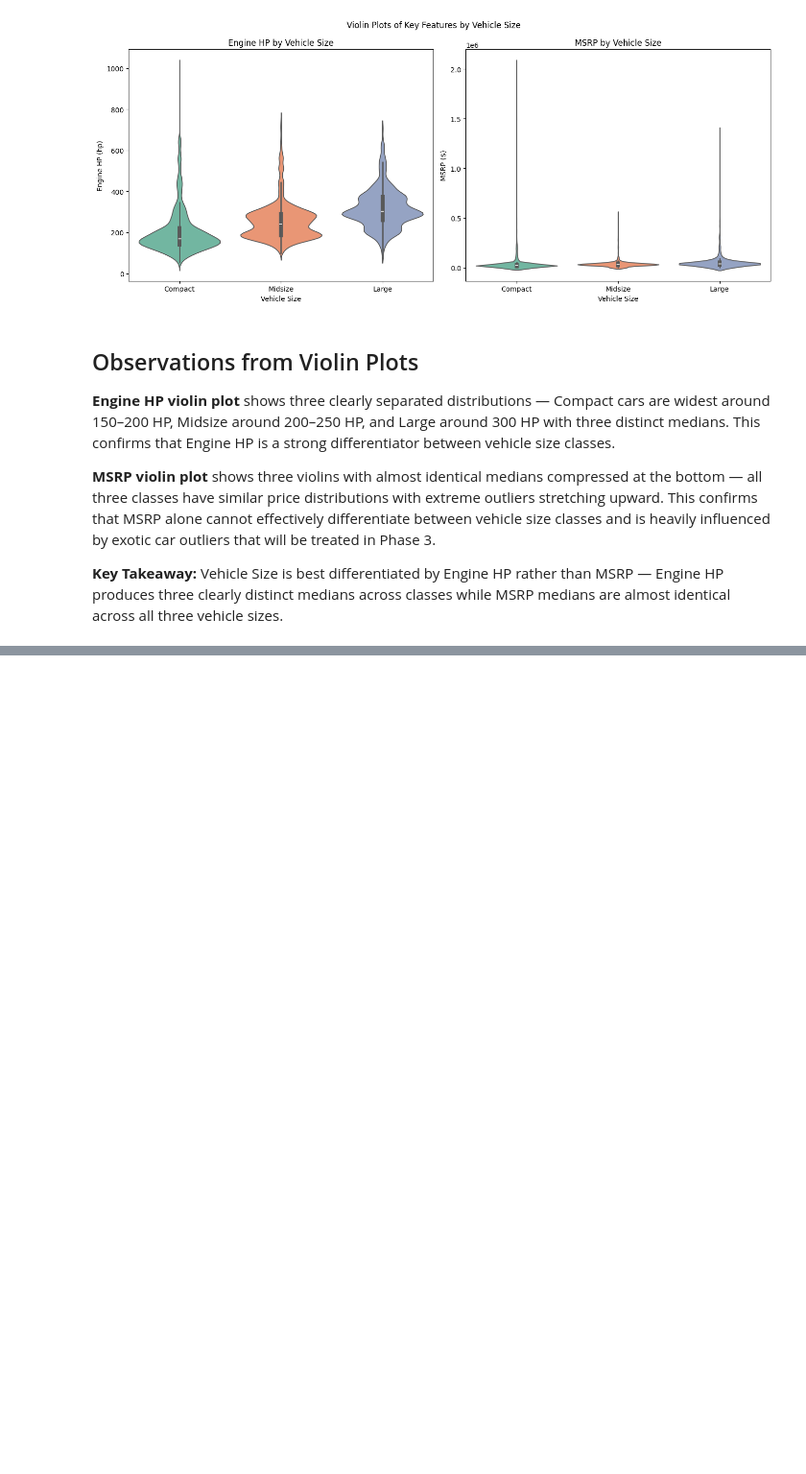
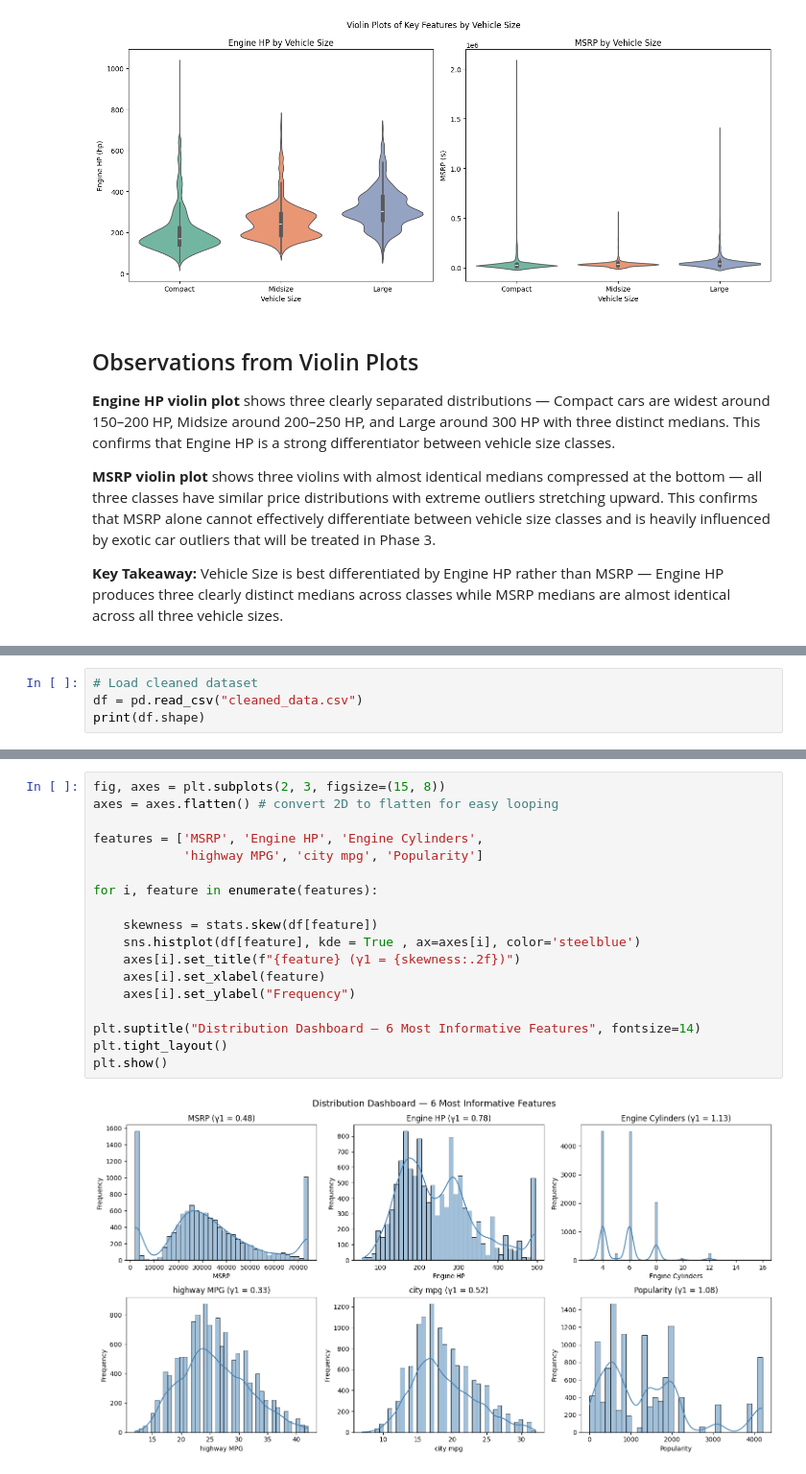
Before and after one commit to husnainalix77/automotive-price-predictor, a Jupyter notebook: notebook/automotive-price-analysis.ipynb, the cells around one changed output, grey strips where cells are left out. Shown at 96% size. Saved outputs shown, nothing was run; the diff lists cells and outputs as text; blank space fills up the shorter version.

```diff
--- a/notebook/automotive-price-analysis.ipynb
+++ b/notebook/automotive-price-analysis.ipynb
@@ -649,0 +988,4 @@ Midsize and Large vehicles.
+# %%
+# Load cleaned dataset
+df = pd.read_csv("cleaned_data.csv")
+print(df.shape)
@@ -649,0 +1000,20 @@ Midsize and Large vehicles.
+# %%
+fig, axes = plt.subplots(2, 3, figsize=(15, 8))
+axes = axes.flatten() # convert 2D to flatten for easy looping
+
+features = ['MSRP', 'Engine HP', 'Engine Cylinders',
+            'highway MPG', 'city mpg', 'Popularity']
+
+for i, feature in enumerate(features):
+
+    skewness = stats.skew(df[feature])
+    sns.histplot(df[feature], kde = True , ax=axes[i], color='steelblue')
+    axes[i].set_title(f"{feature} (γ1 = {skewness:.2f})")
+    axes[i].set_xlabel(feature)
+    axes[i].set_ylabel("Frequency")
+
+plt.suptitle("Distribution Dashboard — 6 Most Informative Features", fontsize=14)
+plt.tight_layout()
+plt.show()
+# %% [output]
+[figure, added]
```
Also changed, not shown: parts of 44 cells of this notebook, 1 other file.
